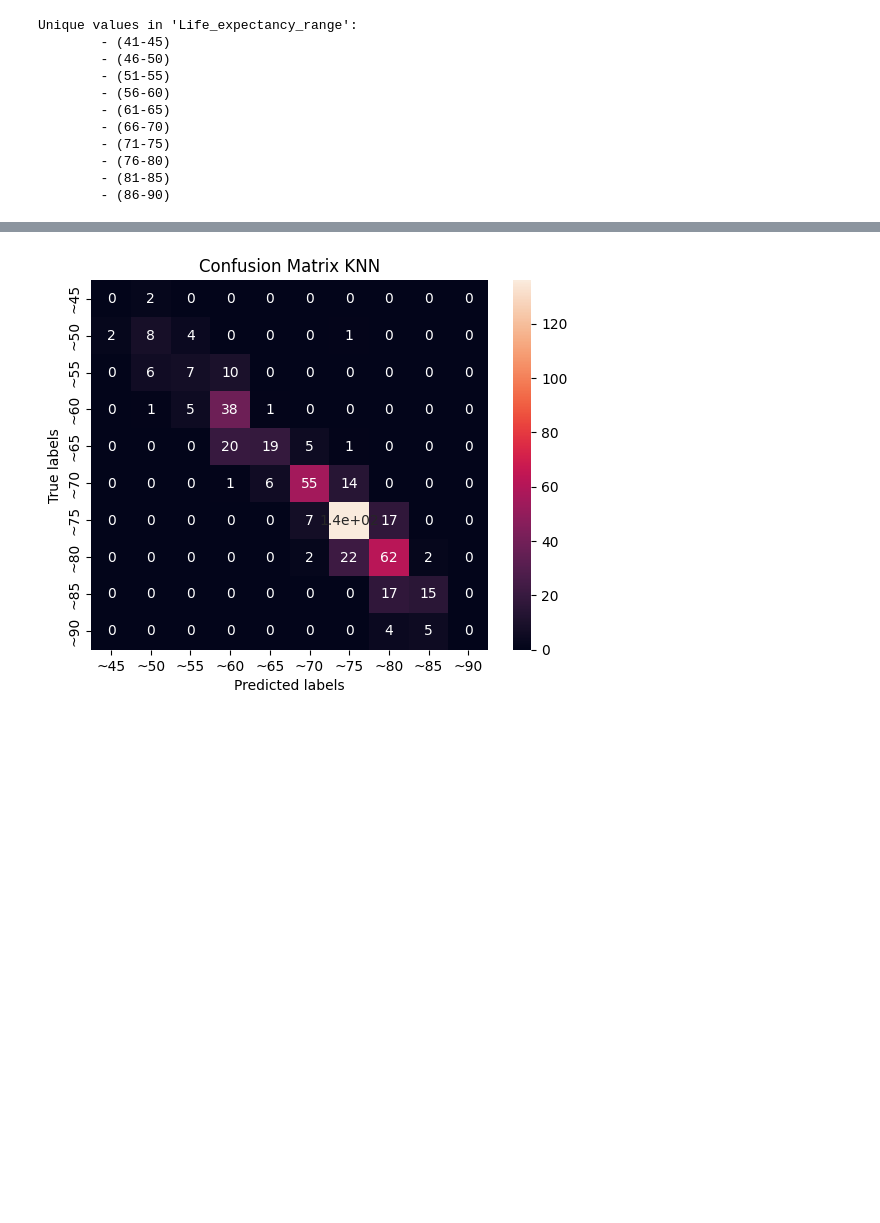
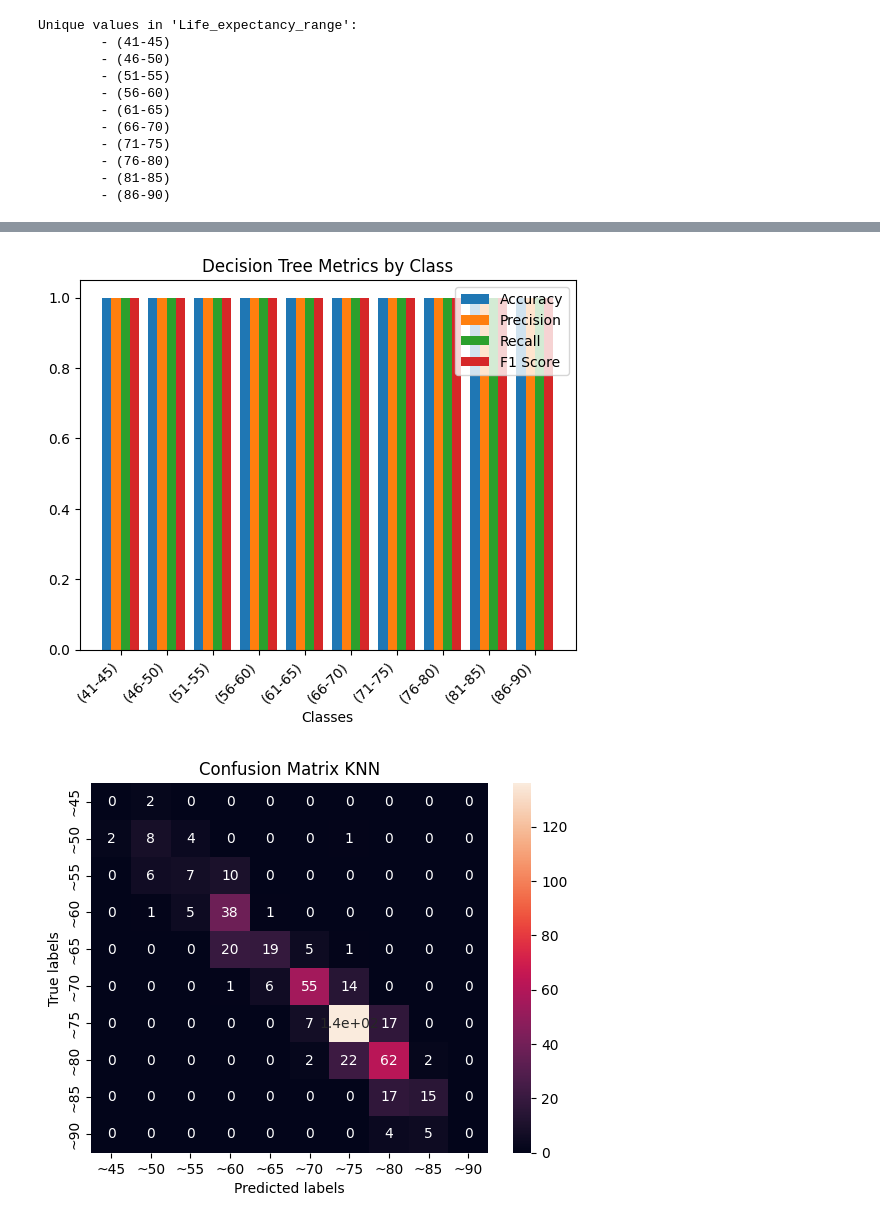
Before and after one commit to LLegler89/Portfolio, a Jupyter notebook: Data_Mining_Life_Expectancy_Data.ipynb, the cells around one changed output, grey strips where cells are left out. Drawn from its saved outputs; the diff is of its cells as text; code cells hidden in the pictures; blank space fills up the shorter version.

```diff
--- a/Data_Mining_Life_Expectancy_Data.ipynb
+++ b/Data_Mining_Life_Expectancy_Data.ipynb
@@ -187,3 +215,37 @@ plt.show()
+# %%
+# Calculate metrics along the desired axis
+labels=['(41-45)', '(46-50)', '(51-55)', '(56-60)', '(61-65)', '(66-70)', '(71-75)', '(76-80)', '(81-85)','(86-90)']
+metrics = precision_recall_fscore_support(dt_classifier.predict(X_test_std), y_test, average=None, labels=labels)
+
+# Extract individual metrics
+precision, recall, f1, _ = metrics
+
+# Calculate accuracy separately
+
+# Plot bar chart
+classes = ['(41-45)', '(46-50)', '(51-55)', '(56-60)', '(61-65)', '(66-70)', '(71-75)', '(76-80)', '(81-85)','(86-90)']
+x = np.arange(len(classes))
+
+fig, ax = plt.subplots()
+bar_width = 0.2
+
+# Plot accuracy
+ax.bar(x - 1.5 * bar_width, [dt_accuracy] * len(classes), bar_width, label='Accuracy')
+
+# Plot precision, recall, and F1 score
+ax.bar(x - 0.5 * bar_width, precision, bar_width, label='Precision')
+ax.bar(x + 0.5 * bar_width, recall, bar_width, label='Recall')
+ax.bar(x + 1.5 * bar_width, f1, bar_width, label='F1 Score')
+
+ax.set_xticks(x)
+ax.set_xticklabels(classes, rotation=45, ha='right')  # Rotate labels for better visibility
+ax.legend()
+
+plt.xlabel('Classes')
+plt.title('Decision Tree Metrics by Class')
+plt.show()
+# %% [output]
+[figure, added]
 # %%
 import matplotlib.pyplot as plt
 import seaborn as sns
```
Also changed, not shown: parts of 11 cells of this notebook.
